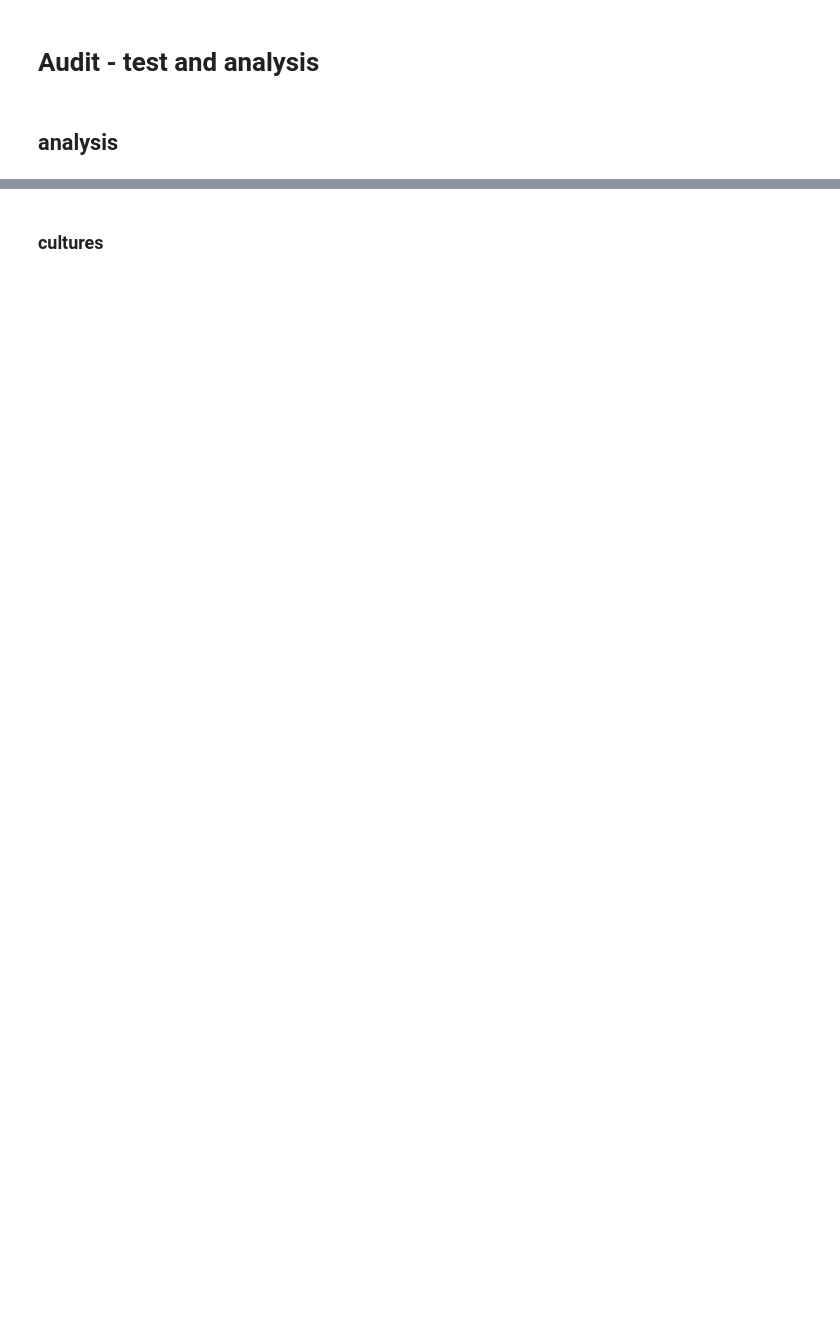
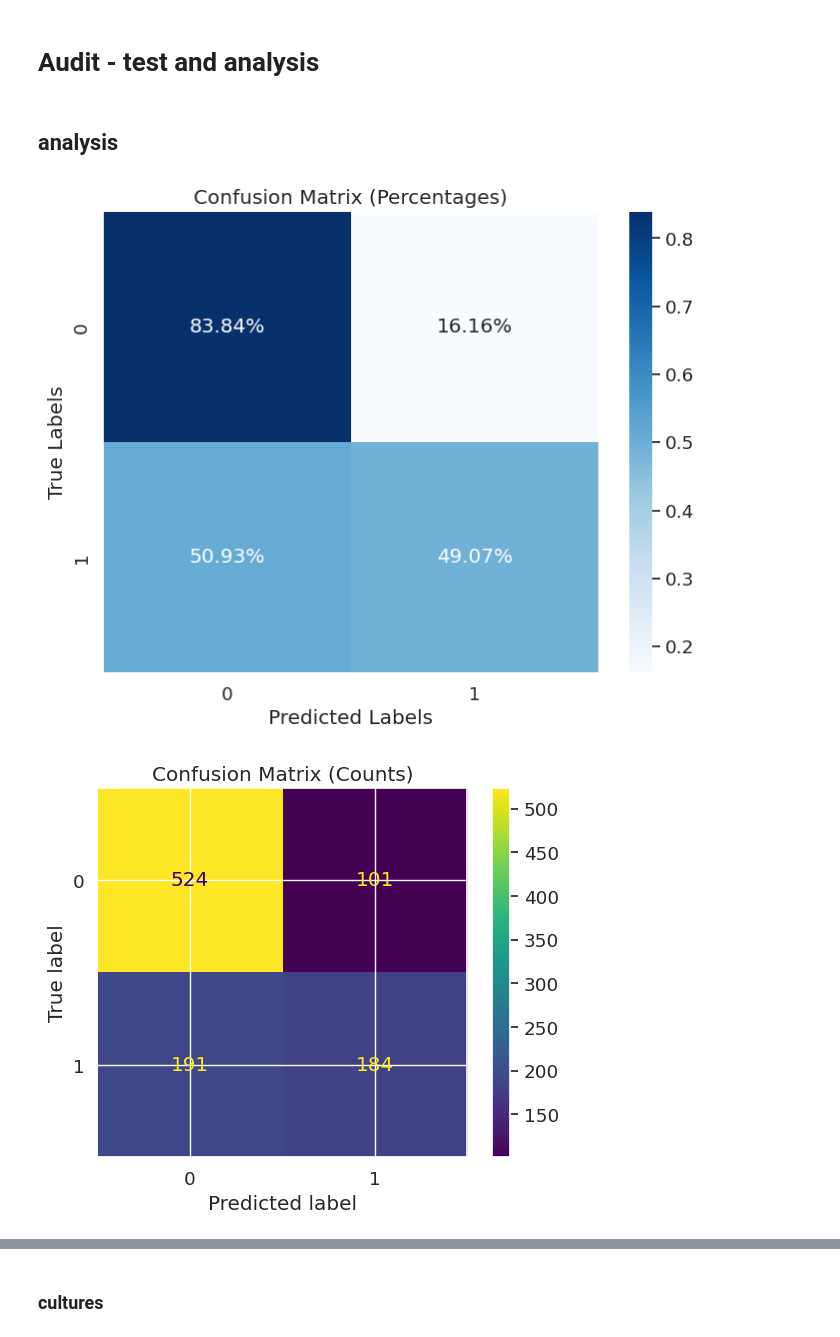
Before and after one commit to shelly-serafimovich/Data-analysis-and-presentation-laboratory---HW1---00094295, a Jupyter notebook: ML_Moral_Judgment_and_Liability_Project.ipynb, the cells around one changed output, grey strips where cells are left out. Saved outputs shown, nothing was run; the diff lists cells and outputs as text; code cells hidden in the pictures; blank space fills up the shorter version.

```diff
--- a/ML_Moral_Judgment_and_Liability_Project.ipynb
+++ b/ML_Moral_Judgment_and_Liability_Project.ipynb
@@ -532,3 +518,53 @@ df.to_csv(output_path, index=False)
 # Audit - test and analysis
 # %% [markdown]
 ## analysis
+# %%
+import pandas as pd
+import matplotlib.pyplot as plt
+import seaborn as sns
+from sklearn.metrics import confusion_matrix, ConfusionMatrixDisplay, classification_report, precision_score, recall_score, f1_score
+import numpy as np
+
+# Load the dataset
+df = pd.read_csv("abortion_sentences_tagged_model.csv")
+
+# Extract the true labels and predicted labels
+y_true = df["label"]
+df["predicted_label"] = abs(df["predicted_label"] - 1)
+y_pred = df["predicted_label"]
+
+# Compute the confusion matrix
+cm = confusion_matrix(y_true, y_pred)
+
+# Normalize the confusion matrix by dividing by the total number of instances
+cm_normalized = cm.astype('float') / cm.sum(axis=1)[:, np.newaxis]
+
+# Plot the normalized confusion matrix
+plt.figure(figsize=(8, 6))
+sns.set(font_scale=1.2)
+sns.heatmap(cm_normalized, annot=True, fmt=".2%", cmap="Blues", xticklabels=["0", "1"], yticklabels=["0", "1"])
+plt.xlabel("Predicted Labels")
+plt.ylabel("True Labels")
+plt.title("Confusion Matrix (Percentages)")
+plt.show()
+
+# Print the confusion matrix with counts
+ConfusionMatrixDisplay(confusion_matrix=cm, display_labels=["0", "1"]).plot()
+plt.title("Confusion Matrix (Counts)")
+plt.show()
+
+accuracy = accuracy_score(y_true, y_pred)
+precision = precision_score(y_true, y_pred)
+recall = recall_score(y_true, y_pred)
+f1 = f1_score(y_true, y_pred)
+print("Accuracy:", accuracy)
+print(f"Precision: {precision:.2f}")
+print(f"Recall: {recall:.2f}")
+print(f"F1 Score: {f1:.2f}")
+
+# Generate and print a detailed classification report
+report = classification_report(y_true, y_pred, target_names=["0", "1"])
+print("Classification Report:\n", report)
+# %% [output]
+[figure, added]
+[figure, added]
```
Also changed, not shown: parts of 50 cells of this notebook.
